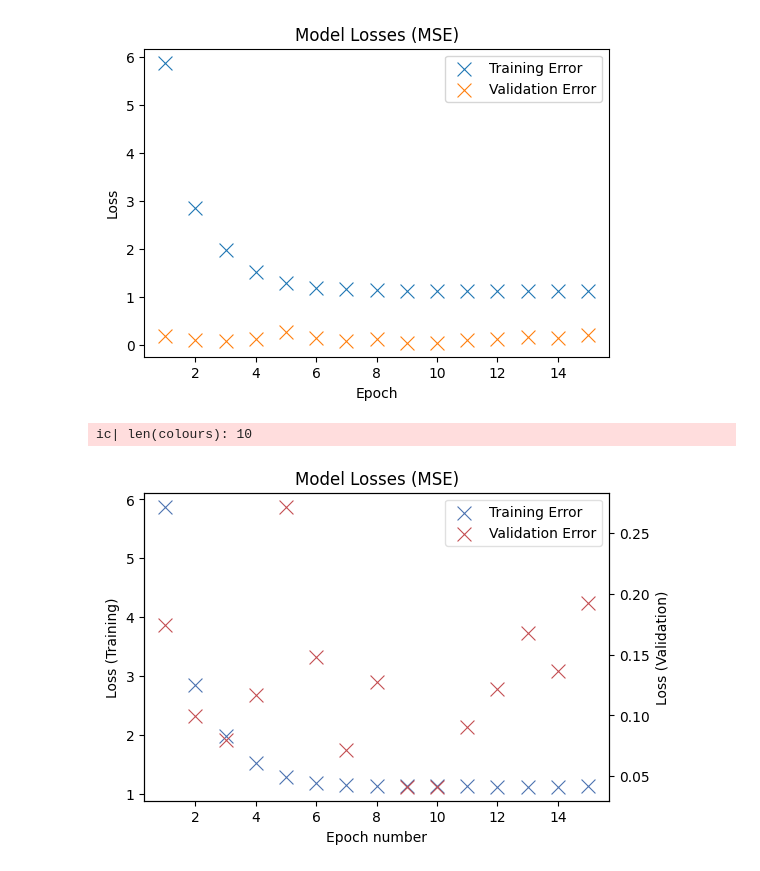
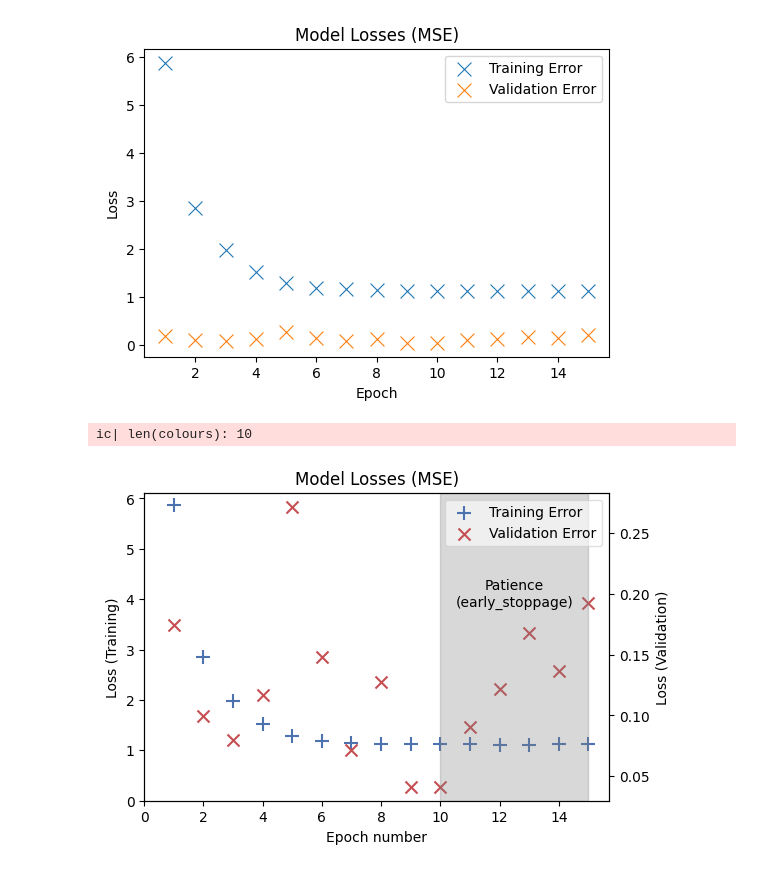
Before and after one commit to willhampshire/Depresjon_ML, a Jupyter notebook: modeltesting.ipynb, the cells around one changed output. Saved outputs shown, nothing was run; the diff lists cells and outputs as text; code cells hidden in the pictures.

Commit message:
Model Losses and Patience graphed

```diff
--- a/modeltesting.ipynb
+++ b/modeltesting.ipynb
@@ -313,34 +313,42 @@ losses_df = DF(losses.epoch_losses)
 
 # plot data
 plt.figure(figsize=(6, 4))
 losses_df['epoch'] = losses_df.index + 1  # Add an epoch column for the x-axis
-ax1 = sns.scatterplot(x='epoch', y='loss', data=losses_df, label='Training Error', color=colours[0], marker='x', s=100)
+ax1 = sns.scatterplot(x='epoch', y='loss', data=losses_df, label='Training Error',
+                      color=colours[0], marker='+', s=100, linewidth=1.5)
 ax2 = ax1.twinx()
-sns.scatterplot(x='epoch', y='val_loss', data=losses_df, label='Validation Error', color=colours[3], marker='x', s=100, ax=ax2)
+sns.scatterplot(x='epoch', y='val_loss', data=losses_df, label='Validation Error',
+                color=colours[3], marker='x', s=75, linewidth=1.5,
+                ax=ax2)
+# patience
+plt.axvspan(10, 15, color='gray', alpha=0.3)
+plt.text(12.5, 0.2, 'Patience\n(early_stoppage)', horizontalalignment='center', verticalalignment='center', fontsize=10)
 
 # create 1 single legend
 ax1.legend_.remove()
 ax2.legend_.remove()
 handles1, labels1 = ax1.get_legend_handles_labels()
 handles2, labels2 = ax2.get_legend_handles_labels()
 handles = handles1 + handles2
 labels = labels1 + labels2
-plt.legend(handles, labels, facecolor='white', framealpha=0.6)
+plt.legend(handles, labels, facecolor='white', loc='upper right' ,framealpha=0.6)
 
 # title and labels
 plt.title('Model Losses (MSE)')
 ax1.set_xlabel('Epoch number')
 ax1.set_ylabel('Loss (Training)')
+ax1.set_ylim(0)
 ax2.set_ylabel('Loss (Validation)')
+ax1.set_xlim(0)
 plt.gca().xaxis.set_major_locator(ticker.MaxNLocator(integer=True))  # integers only on x scale
 
 # Save figure
 if 'png' in image_save_type:
     plt.savefig("model_losses.png", dpi=150, transparent=False)
 if 'svg' in image_save_type:
     plt.savefig("model_losses.svg", format='svg', bbox_inches='tight')
 
 plt.show()
 # %% [output]
 ic| len(colours): 10
-[figure, old version]
+[figure, new version]
```
Also changed, not shown: 3 other files.
